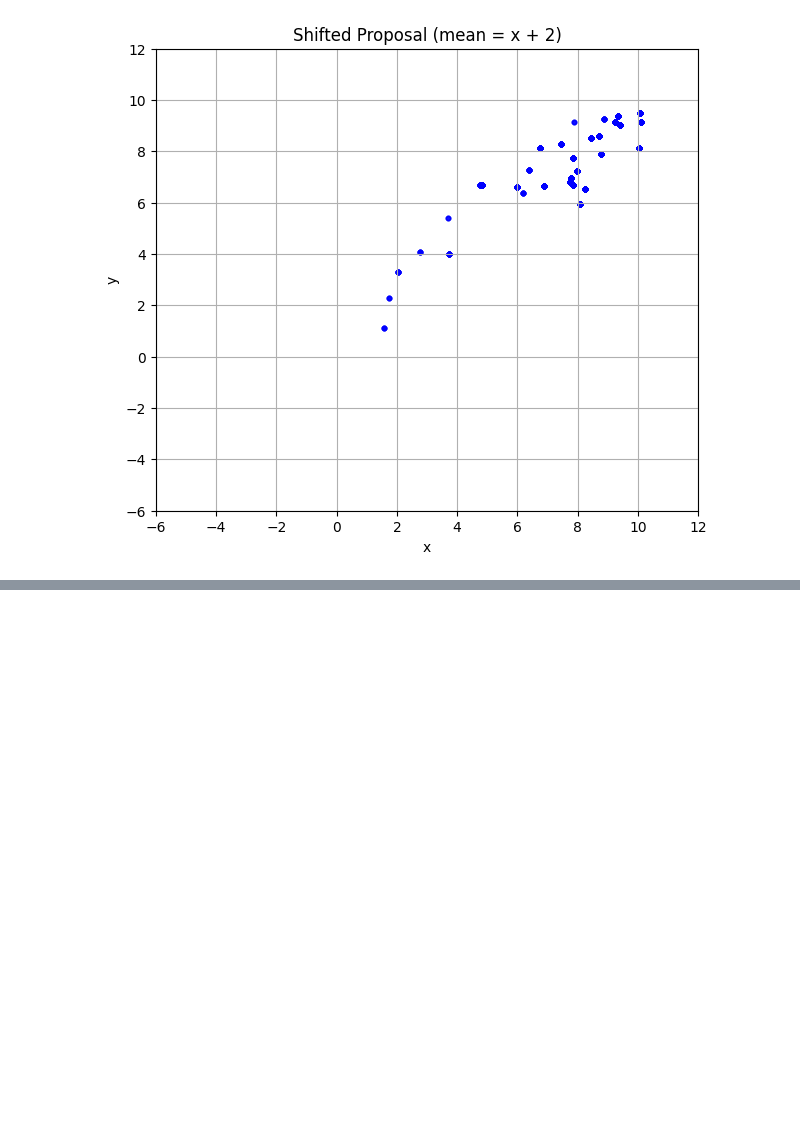
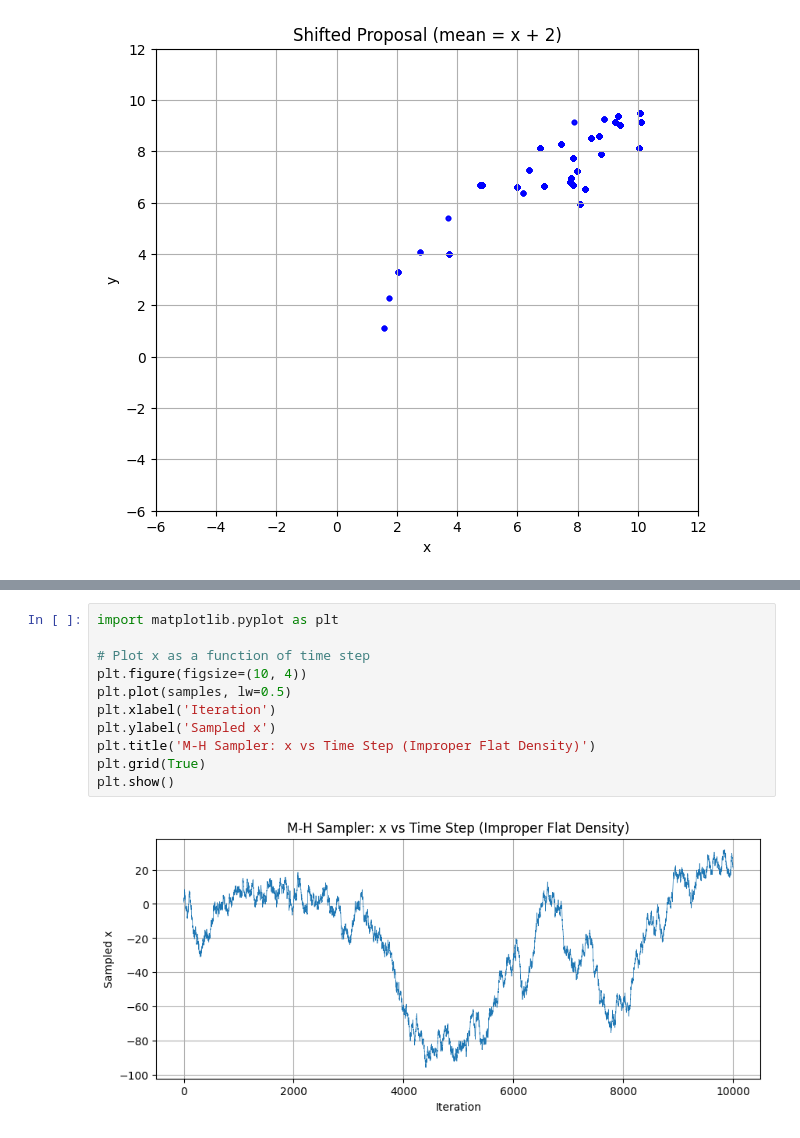
Before and after one commit to GJ-007-sage/KSP---GRBs, a Jupyter notebook: MH_MCMC_Sampler.ipynb, the cells around one changed output, grey strips where cells are left out. Saved outputs shown, nothing was run; the diff lists cells and outputs as text; blank space fills up the shorter version.

```diff
--- a/MH_MCMC_Sampler.ipynb
+++ b/MH_MCMC_Sampler.ipynb
@@ -649,0 +738,13 @@ plt.show()
+# %%
+import matplotlib.pyplot as plt
+
+# Plot x as a function of time step
+plt.figure(figsize=(10, 4))
+plt.plot(samples, lw=0.5)
+plt.xlabel('Iteration')
+plt.ylabel('Sampled x')
+plt.title('M-H Sampler: x vs Time Step (Improper Flat Density)')
+plt.grid(True)
+plt.show()
+# %% [output]
+[figure, added]
```
Also changed, not shown: parts of 13 cells of this notebook.
